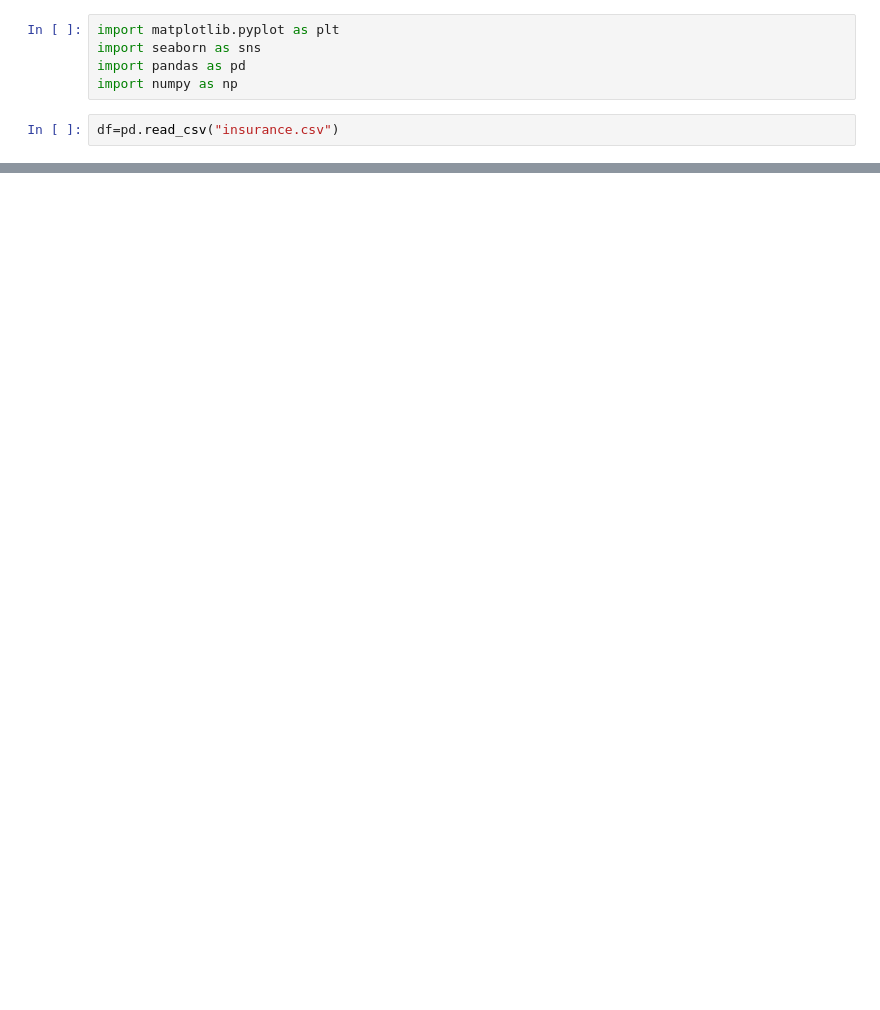
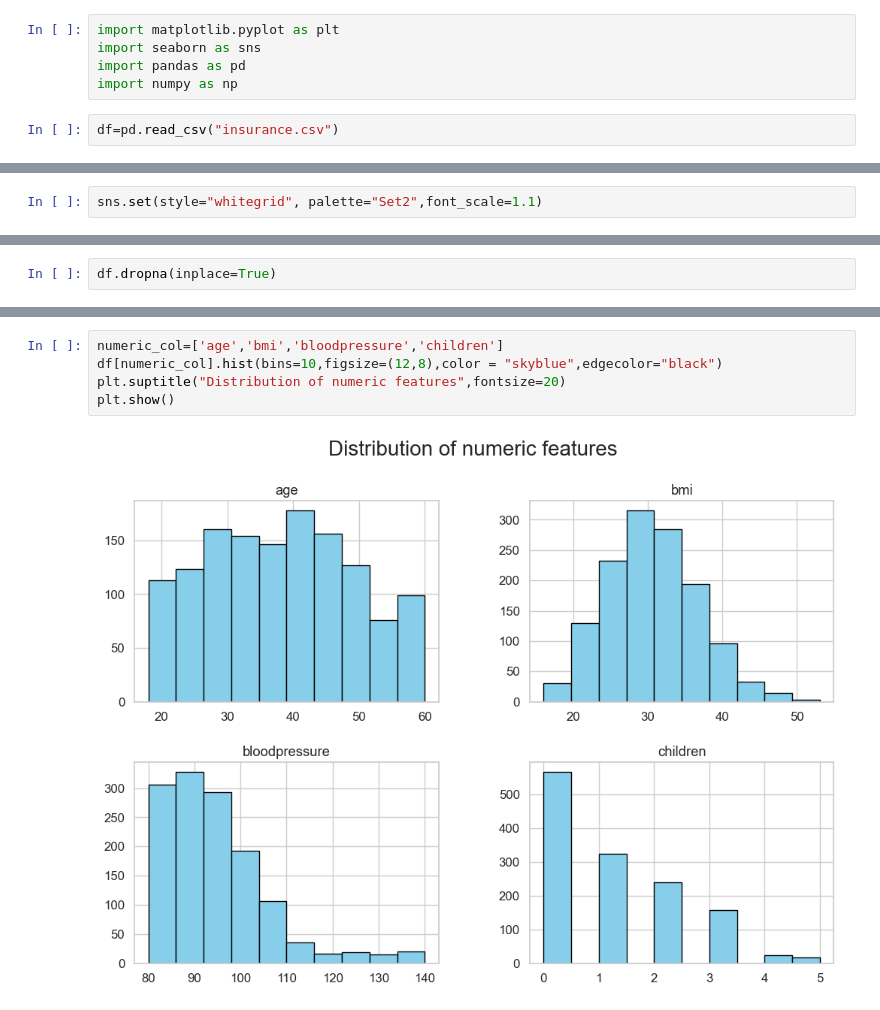
Before and after one commit to emomo81/health-insurance-cost-prediction-ML-, a Jupyter notebook: analysis_model.ipynb, the cells around one changed output, grey strips where cells are left out. Drawn from its saved outputs; the diff is of its cells as text; blank space fills up the shorter version.

```diff
--- a/analysis_model.ipynb
+++ b/analysis_model.ipynb
@@ -33,0 +39,2 @@ memory usage: 73.3+ KB
+# %%
+sns.set(style="whitegrid", palette="Set2",font_scale=1.1)
@@ -33,0 +55,2 @@ memory usage: 73.3+ KB
+# %%
+df.dropna(inplace=True)
@@ -33,0 +76,7 @@ memory usage: 73.3+ KB
+# %%
+numeric_col=['age','bmi','bloodpressure','children']
+df[numeric_col].hist(bins=10,figsize=(12,8),color = "skyblue",edgecolor="black")
+plt.suptitle("Distribution of numeric features",fontsize=20)
+plt.show()
+# %% [output]
+[figure, added]
```
Also changed, not shown: parts of 7 cells of this notebook.
